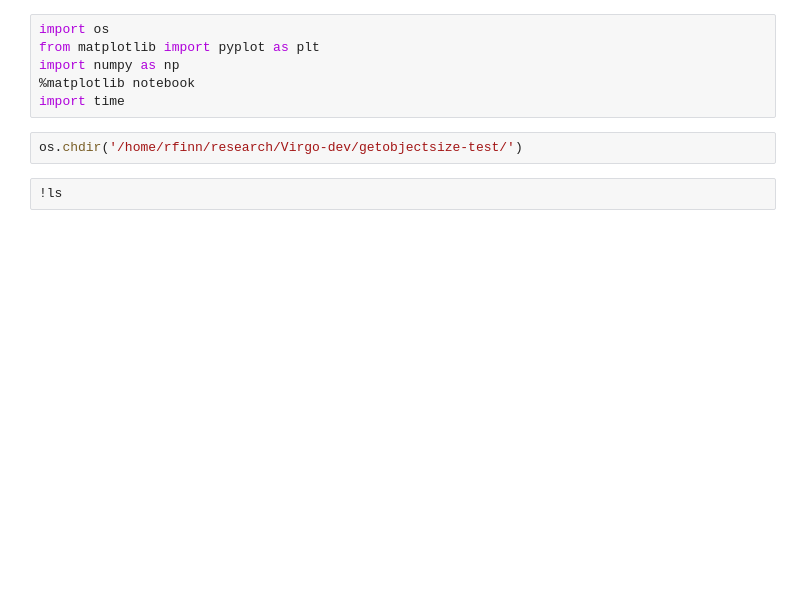
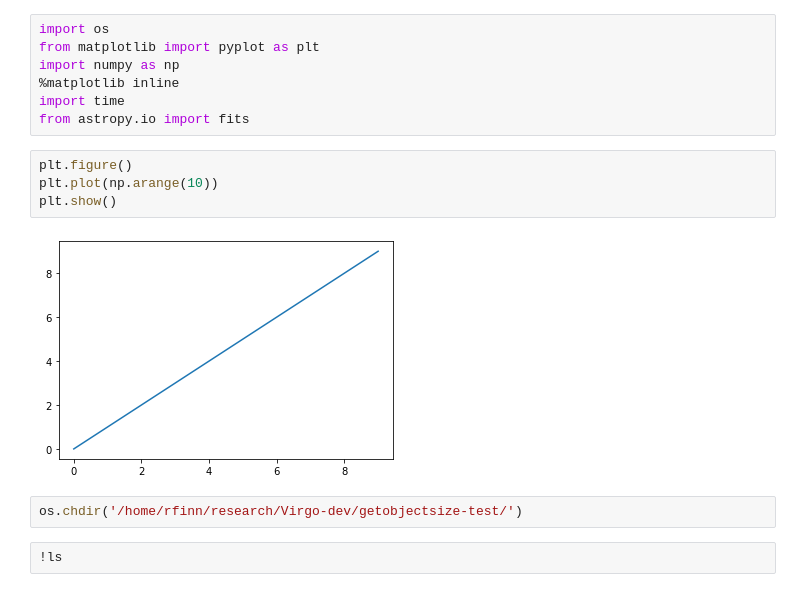
Before and after one commit to rfinn/halphagui, a Jupyter notebook: notebooks/getobjectsize-dev.ipynb, the cells around one changed output. Cells and saved outputs as stored; diff of their text form; blank space fills up the shorter version.

```diff
--- a/notebooks/getobjectsize-dev.ipynb
+++ b/notebooks/getobjectsize-dev.ipynb
@@ -2,8 +2,15 @@
 import os
 from matplotlib import pyplot as plt
 import numpy as np
-%matplotlib notebook
+%matplotlib inline
 import time
+from astropy.io import fits
+# %%
+plt.figure()
+plt.plot(np.arange(10))
+plt.show()
+# %% [output]
+[figure, added]
 # %%
 os.chdir('/home/rfinn/research/Virgo-dev/getobjectsize-test/')
 # %%
```
Also changed, not shown: parts of 37 cells of this notebook, 6 other files.
